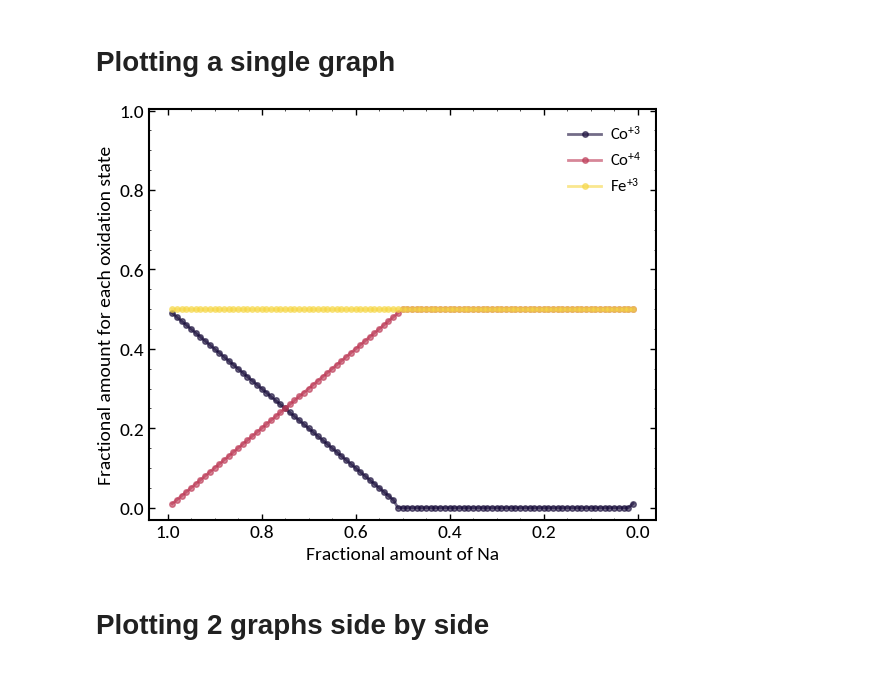
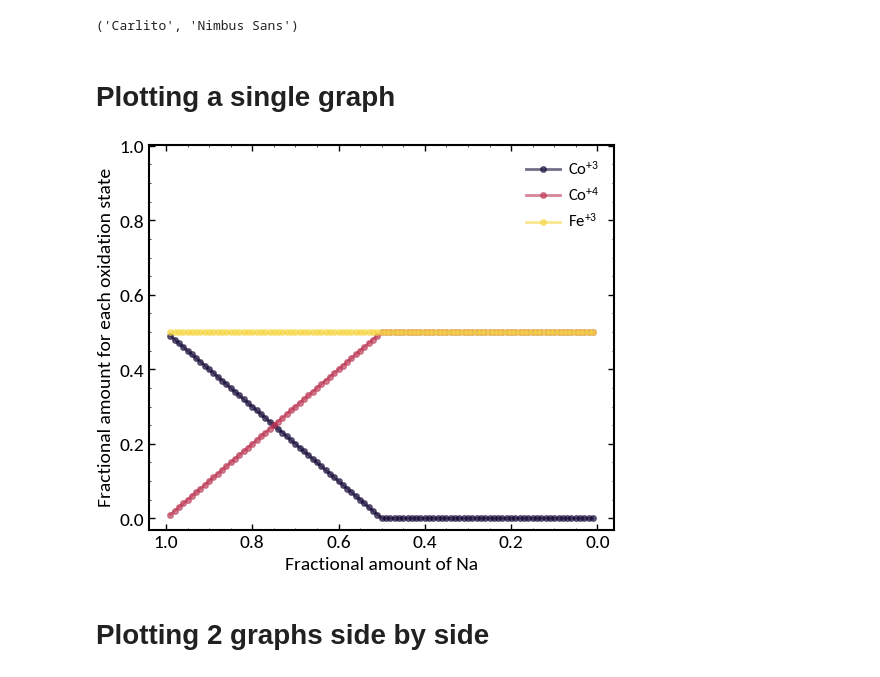
Before and after one commit to RAMP-Labs/ApprOxiMate, a Jupyter notebook: notebooks/exp0_alkali_removal_notebook.ipynb, the cells around one changed output. Saved outputs shown, nothing was run; the diff lists cells and outputs as text; code cells hidden in the pictures.

Commit message:
reran this with new updated packaged syntax, additionally np.arage was causing a small bug in the plot which has now been resolved.

```diff
--- a/notebooks/exp0_alkali_removal_notebook.ipynb
+++ b/notebooks/exp0_alkali_removal_notebook.ipynb
@@ -1,3 +1,12 @@
 # %%
-from plotting_code import *
-apply_style("linux")
+import numpy as np
+import matplotlib.pyplot as plt
+
+from approximate import capacity
+from approximate.plotting import (plot_charge_balance, plot_substitution,
+                                  plot_average_oxidation_states, plot_oxidation_states)
+from plotting_code import apply_style, add_panel_label, create_multi_panel_figure
+
+apply_style()
+# %% [output]
+('Carlito', 'Nimbus Sans')
@@ -6,13 +13,11 @@ analyzer = core.ChargeBalancer()
 # %% [markdown]
 # Plotting a single graph
 # %%
-formula_string = "NaCo0.5Fe0.5O2"
-
-plot_individual_oxidation_states(analyzer, formula=formula_string,
-                                     alkali_metal='Na', interval=0.01, max_range=1.2,
-                                     colormap='inferno', cmap_range=(0.1, 0.9))
+plot_oxidation_states("NaCo0.5Fe0.5O2", alkali="Na", interval=0.01, max_range=1.2,
+                      cmap="inferno", cmap_range=(0.1, 0.9))
+plt.show()
 # %% [output]
-[figure, old version]
+[figure, new version]
 # %% [markdown]
 # Plotting 2 graphs side by side
 # %%
```
Also changed, not shown: parts of 8 cells of this notebook, 1 other file.
